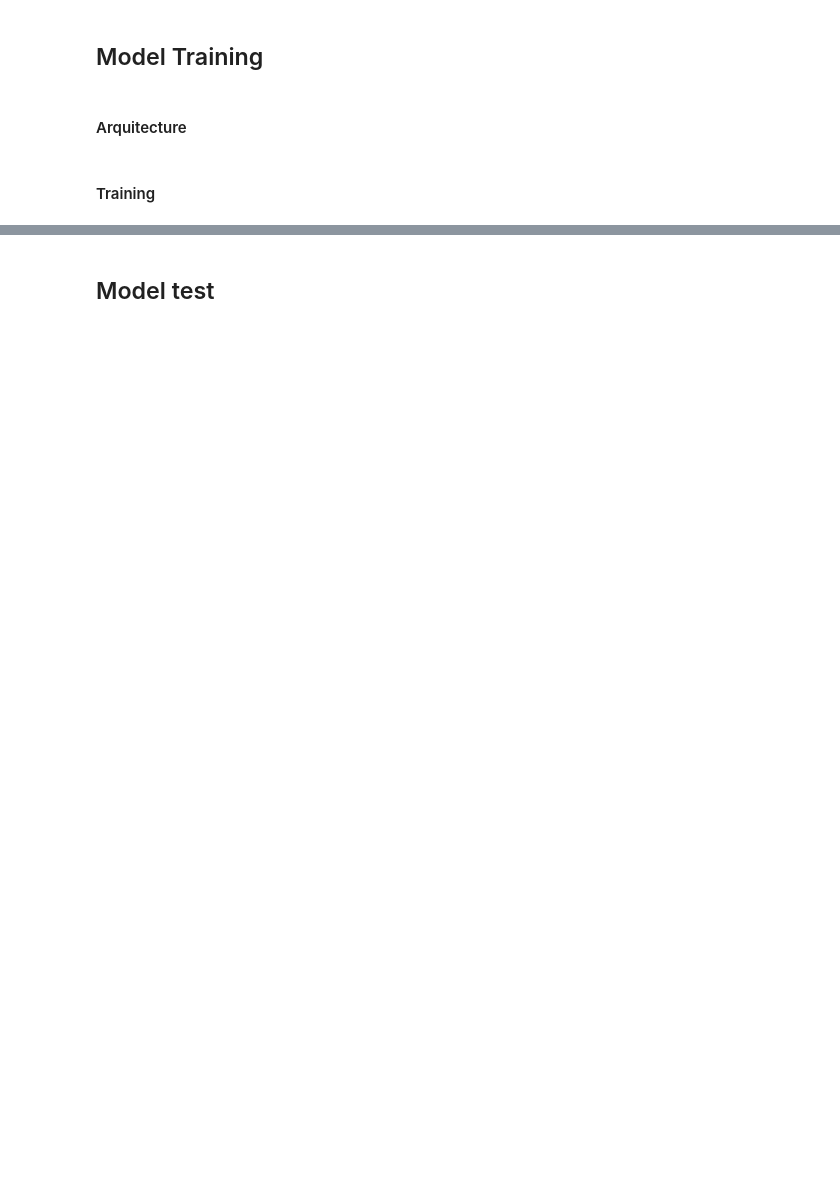
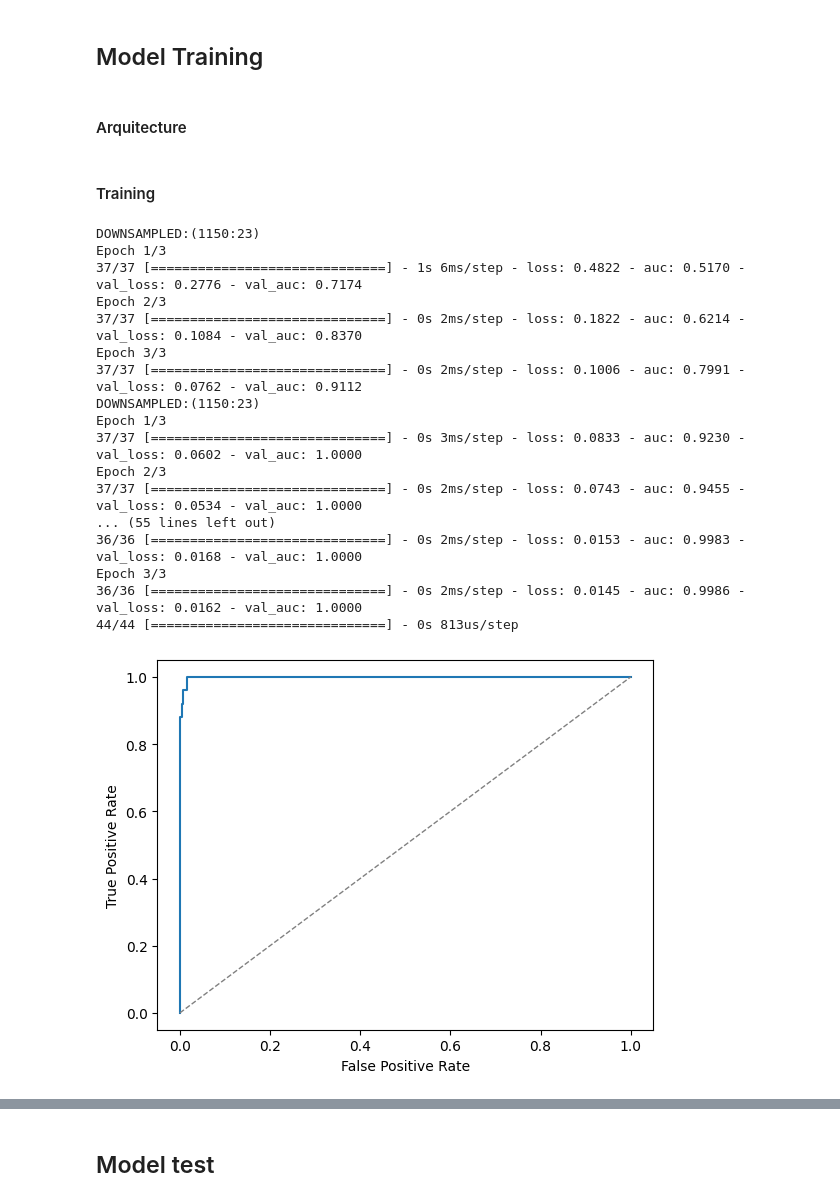
Before and after one commit to MrtC101/ia-2-uncuyo-2023, a Jupyter notebook: source/LLMDetect/main.ipynb, the cells around one changed output, grey strips where cells are left out. Cells and saved outputs as stored; diff of their text form; code cells hidden in the pictures; blank space fills up the shorter version.

```diff
--- a/source/LLMDetect/main.ipynb
+++ b/source/LLMDetect/main.ipynb
@@ -247,2 +495,0 @@ pre_processed_data
-# %%
-pre_processed_data = pre_processed_data.drop("text",axis=1)
@@ -248,0 +541,11 @@ pre_processed_data = pre_processed_data.drop("text",axis=1)
+# %%
+
+for col in test_features.columns:
+    if(test_features[col].max()>0):
+        test_features[col] = test_features[col] / np.linalg.norm(test_features[col])
+
+for col in train_features.columns:
+    if(train_features[col].max()>0):
+        train_features[col] = train_features[col]/np.linalg.norm(train_features[col])
+
+test_features
@@ -249,2 +557,5 @@ pre_processed_data = pre_processed_data.drop("text",axis=1)
+# %%
+pre_processed_data=pd.concat([pre_processed_data,train_features],axis=1).drop("text",axis=1)
+pre_processed_test_data=pd.concat([pre_processed_test_data,test_features],axis=1).drop("text",axis=1)
 # %%
 pre_processed_data.describe()
@@ -292,6 +614,7 @@ def downsampling(X_train,y_train,rand_state,ratio):
 # %%
 input = keras.Input(shape=(pre_processed_data.shape[1]-2,))
 x = keras.layers.Dense(pre_processed_data.shape[1]-2,activation="relu")(input)
+x = keras.layers.Dense(100,activation="relu")(input)
 output = keras.layers.Dense(1,activation="sigmoid")(x)
 
 NNmodel = keras.Model(input,output)
@@ -304,26 +627,45 @@ NNmodel.compile(optimizer='adam',
 # %%
 import random
 rand_state= random.randint(0,1000)
 #NN training with 10-fold cross-validation stratified with random under-sampling technic for imbalanced data
 X = pre_processed_data.drop(["id","generated"],axis=1)
 Y = pre_processed_data["generated"]
 folds = StratifiedKFold(10,shuffle=True,random_state=rand_state)
 for fold, (train_index, val_index) in enumerate(folds.split(X,Y)):
     X_train, X_val = X.iloc[train_index], X.iloc[val_index]
     y_train, y_val = Y.iloc[train_index], Y.iloc[val_index]
 
-    X_train_dwns, y_train_dwns = downsampling(X_train,y_train,rand_state,ratio=10)
+    X_train_dwns, y_train_dwns = downsampling(X_train,y_train,rand_state,ratio=50)
 
     #print(f"Fold {fold + 1}: Train {len(train_index)} samples, Validation {len(val_index)} samples")
     #print(f"TRAIN:({y_train[y_train==0].size}:{y_train[y_train==1].size})")
     print(f"DOWNSAMPLED:({y_train_dwns[y_train_dwns==0].size}:{y_train_dwns[y_train_dwns==1].size})")
     #print(f"VAL:({y_val[y_val==0].size}:{y_val[y_val==1].size})")
 
     NNmodel.fit(X_train_dwns,
                 y_train_dwns,
                 validation_data=(X_val,y_val),
-                epochs=15)
+                epochs=3)
 ROCplot(NNmodel,X,Y)
+# %% [output]
+DOWNSAMPLED:(1150:23)
+Epoch 1/3
+37/37 [==============================] - 1s 6ms/step - loss: 0.4822 - auc: 0.5170 - val_loss: 0.2776 - val_auc: 0.7174
+Epoch 2/3
+37/37 [==============================] - 0s 2ms/step - loss: 0.1822 - auc: 0.6214 - val_loss: 0.1084 - val_auc: 0.8370
+Epoch 3/3
+37/37 [==============================] - 0s 2ms/step - loss: 0.1006 - auc: 0.7991 - val_loss: 0.0762 - val_auc: 0.9112
+DOWNSAMPLED:(1150:23)
+Epoch 1/3
+37/37 [==============================] - 0s 3ms/step - loss: 0.0833 - auc: 0.9230 - val_loss: 0.0602 - val_auc: 1.0000
+Epoch 2/3
+37/37 [==============================] - 0s 2ms/step - loss: 0.0743 - auc: 0.9455 - val_loss: 0.0534 - val_auc: 1.0000
+... (55 lines left out)
+36/36 [==============================] - 0s 2ms/step - loss: 0.0153 - auc: 0.9983 - val_loss: 0.0168 - val_auc: 1.0000
+Epoch 3/3
+36/36 [==============================] - 0s 2ms/step - loss: 0.0145 - auc: 0.9986 - val_loss: 0.0162 - val_auc: 1.0000
+44/44 [==============================] - 0s 813us/step
+[figure, added]
 # %%
 pred = list(map(lambda pred : 1 if pred > 0.5 else 0,NNmodel.predict(x=X)))
 confusion_matrix(pred,Y)
```
Also changed, not shown: parts of 46 cells of this notebook, 1 other file.
